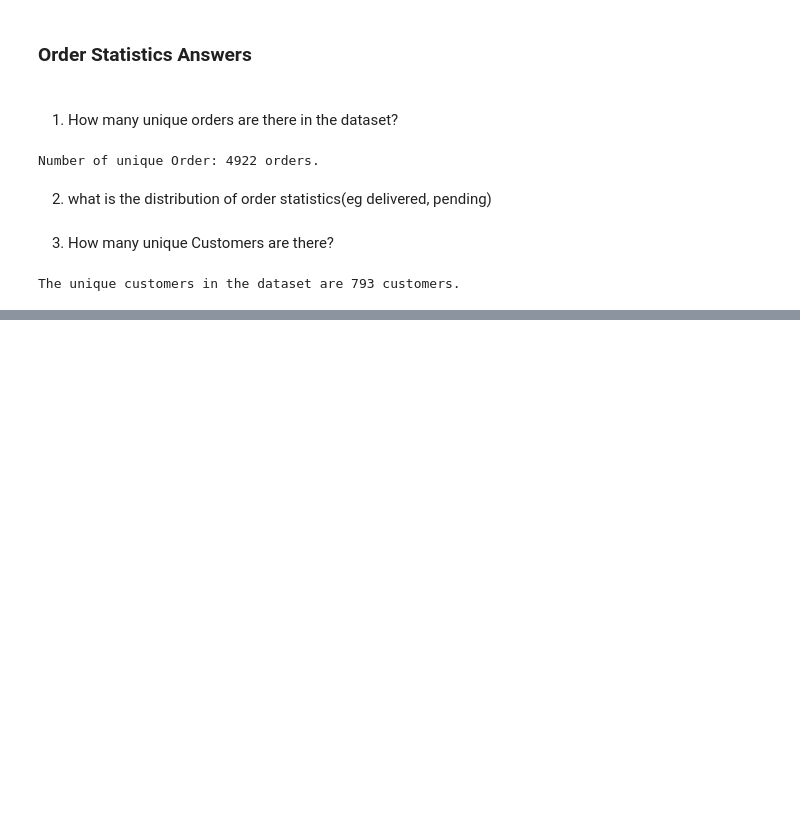
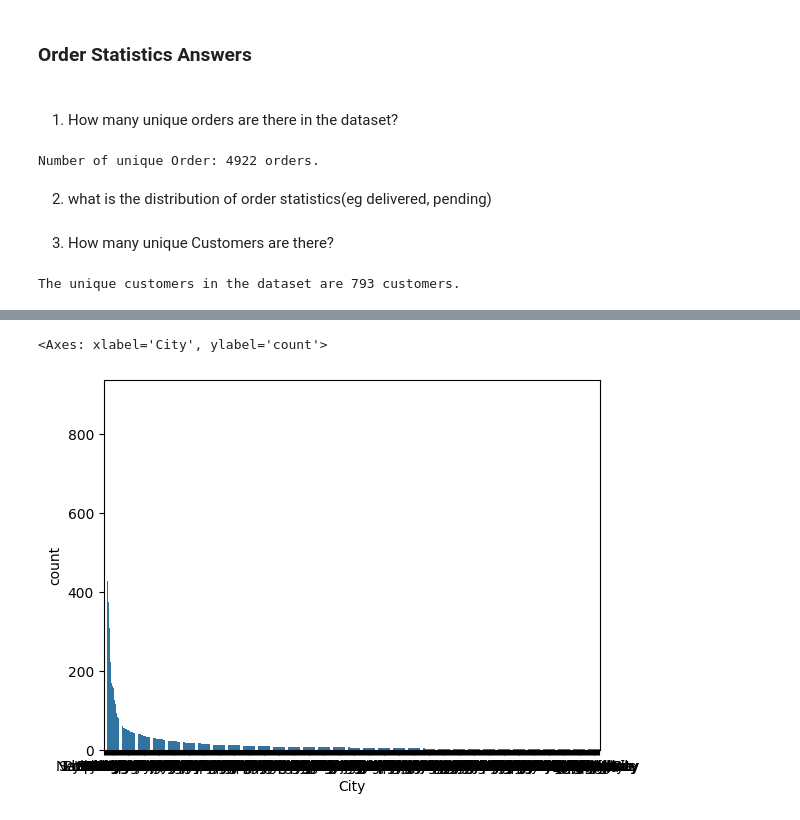
Before and after one commit to Olamieee/Poshem-project-1, a Jupyter notebook: poshem_business_school_sales.ipynb, the cells around one changed output, grey strips where cells are left out. Cells and saved outputs as stored; diff of their text form; code cells hidden in the pictures; blank space fills up the shorter version.

Commit message:
EDA order stats  answers

```diff
--- a/poshem_business_school_sales.ipynb
+++ b/poshem_business_school_sales.ipynb
@@ -20,3 +20,6 @@ sales_df.head()
 <h3>EDA Overview Answers<h3>
 # %% [markdown]
 1. The Timeframe of the dataset
+# %%
+sales_df['Order Date'] = pd.to_datetime(sales_df['Order Date'], dayfirst=True, format='mixed')
+print(f"The Timeframe of the dataset: {sales_df['Order Date'].min()} - {sales_df['Order Date'].max()}")
@@ -131,0 +147,3 @@ The unique customers in the dataset are 793 customers.
+# %%
+city_counts = sales_df['City'].value_counts()
+cities = sales_df['City'].values
@@ -131,0 +165,5 @@ The unique customers in the dataset are 793 customers.
+# %%
+sns.barplot(city_counts)
+# %% [output]
+<Axes: xlabel='City', ylabel='count'>
+[figure, added]
```
Also changed, not shown: parts of 6 cells of this notebook.
